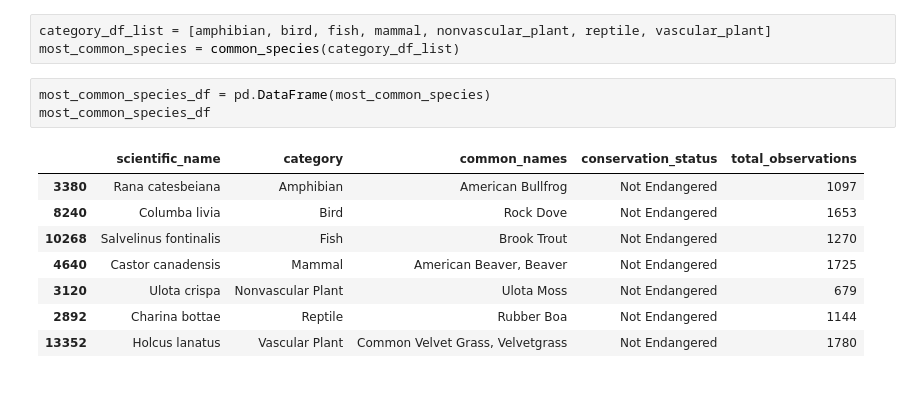
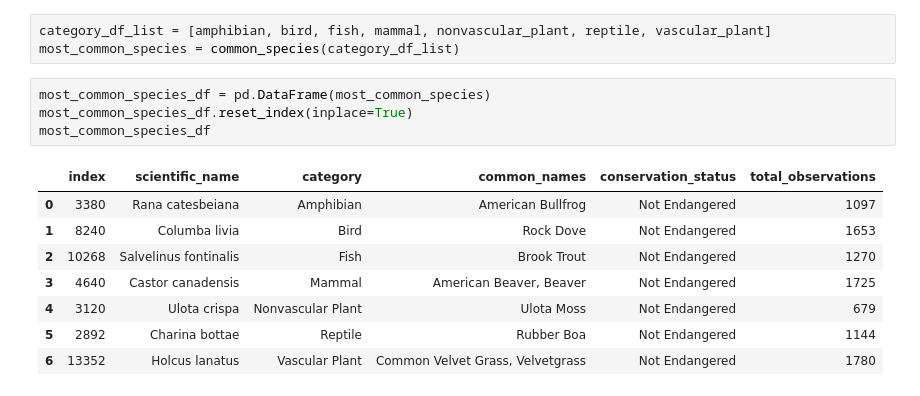
Before and after one commit to zarzarbinks0702/Biodiversity-In-National-Parks, a Jupyter notebook: biodiversity.ipynb, the cells around one changed output. Saved outputs shown, nothing was run; the diff lists cells and outputs as text.

```diff
--- a/biodiversity.ipynb
+++ b/biodiversity.ipynb
@@ -142,13 +141,14 @@ category_df_list = [amphibian, bird, fish, mammal, nonvascular_plant, reptile, v
 most_common_species = common_species(category_df_list)
 # %%
 most_common_species_df = pd.DataFrame(most_common_species)
+most_common_species_df.reset_index(inplace=True)
 most_common_species_df
 # %% [output]
-|  | scientific_name | category | common_names | conservation_status | total_observations |
-| 3380 | Rana catesbeiana | Amphibian | American Bullfrog | Not Endangered | 1097 |
-| 8240 | Columba livia | Bird | Rock Dove | Not Endangered | 1653 |
-| 10268 | Salvelinus fontinalis | Fish | Brook Trout | Not Endangered | 1270 |
-| 4640 | Castor canadensis | Mammal | American Beaver, Beaver | Not Endangered | 1725 |
-| 3120 | Ulota crispa | Nonvascular Plant | Ulota Moss | Not Endangered | 679 |
-| 2892 | Charina bottae | Reptile | Rubber Boa | Not Endangered | 1144 |
-| 13352 | Holcus lanatus | Vascular Plant | Common Velvet Grass, Velvetgrass | Not Endangered | 1780 |
+|  | index | scientific_name | category | common_names | conservation_status | total_observations |
+| 0 | 3380 | Rana catesbeiana | Amphibian | American Bullfrog | Not Endangered | 1097 |
+| 1 | 8240 | Columba livia | Bird | Rock Dove | Not Endangered | 1653 |
+| 2 | 10268 | Salvelinus fontinalis | Fish | Brook Trout | Not Endangered | 1270 |
+| 3 | 4640 | Castor canadensis | Mammal | American Beaver, Beaver | Not Endangered | 1725 |
+| 4 | 3120 | Ulota crispa | Nonvascular Plant | Ulota Moss | Not Endangered | 679 |
+| 5 | 2892 | Charina bottae | Reptile | Rubber Boa | Not Endangered | 1144 |
+| 6 | 13352 | Holcus lanatus | Vascular Plant | Common Velvet Grass, Velvetgrass | Not Endangered | 1780 |
```
Also changed, not shown: parts of 3 cells of this notebook, 2 other files.
